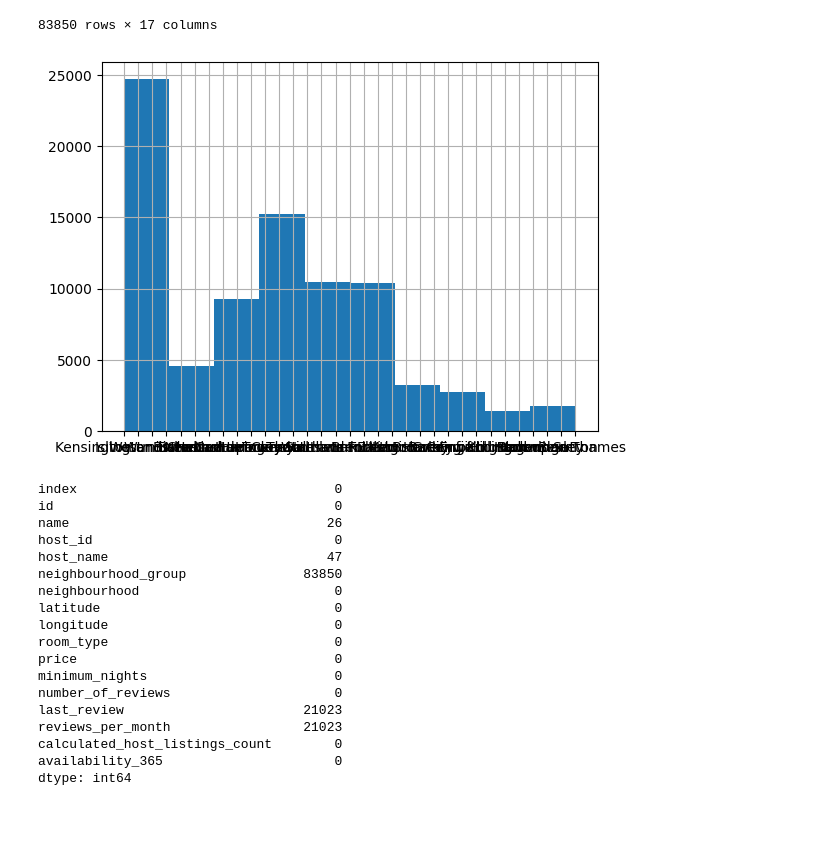
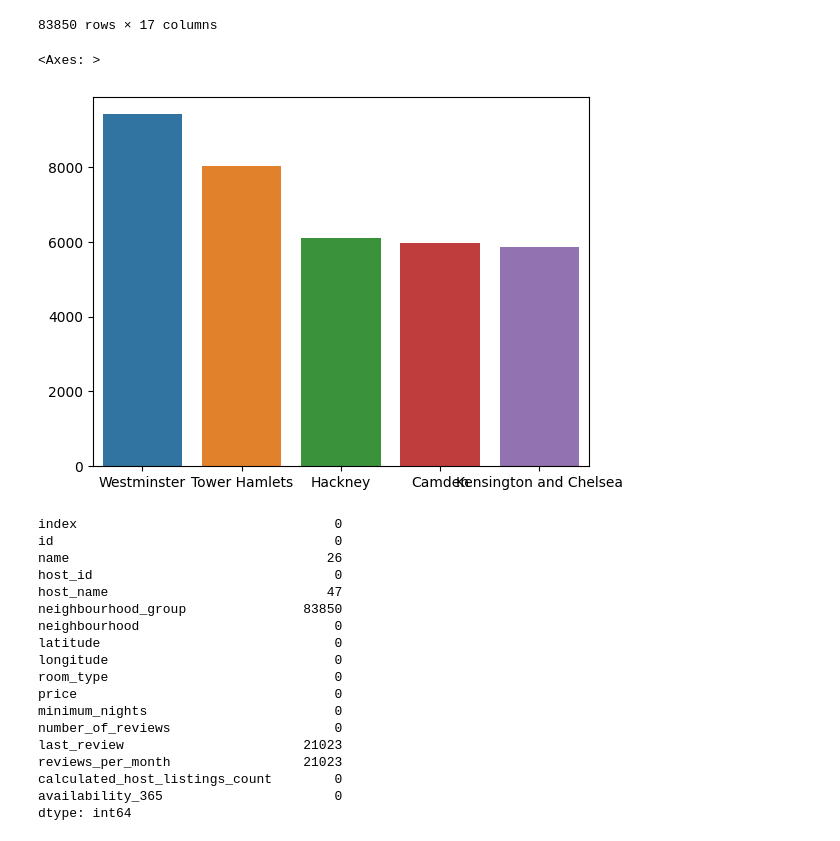
Before and after one commit to JinnOppa/Air-BnB-London-EDA, a Jupyter notebook: EDA.ipynb, the cells around one changed output. Saved outputs shown, nothing was run; the diff lists cells and outputs as text; code cells hidden in the pictures.

```diff
--- a/EDA.ipynb
+++ b/EDA.ipynb
@@ -60,8 +60,10 @@ list_data
 | 83848 | 83848 | 36585645 | Lambs Passage 1 Bedroom | 47609036 | Ben | NaN | Islington | 51.52301 | ... |
 | 83849 | 83849 | 36585818 | 1 Bedroom Apartment in Lanterns C... | 47609036 | Ben | NaN | Tower Hamlets | 51.51050 | ... |
 83850 rows × 17 columns
-# %%
-list_data['neighbourhood'].hist()
-plt.show()
-# %% [output]
-[figure, removed]
+# %%
+top_5_neighbourhood = list_data["neighbourhood"].value_counts().sort_values(ascending=False).head(5)
+
+sns.barplot(x=top_5_neighbourhood.index, y=top_5_neighbourhood.values )
+# %% [output]
+<Axes: >
+[figure, added]
```
Also changed, not shown: parts of 3 cells of this notebook.
